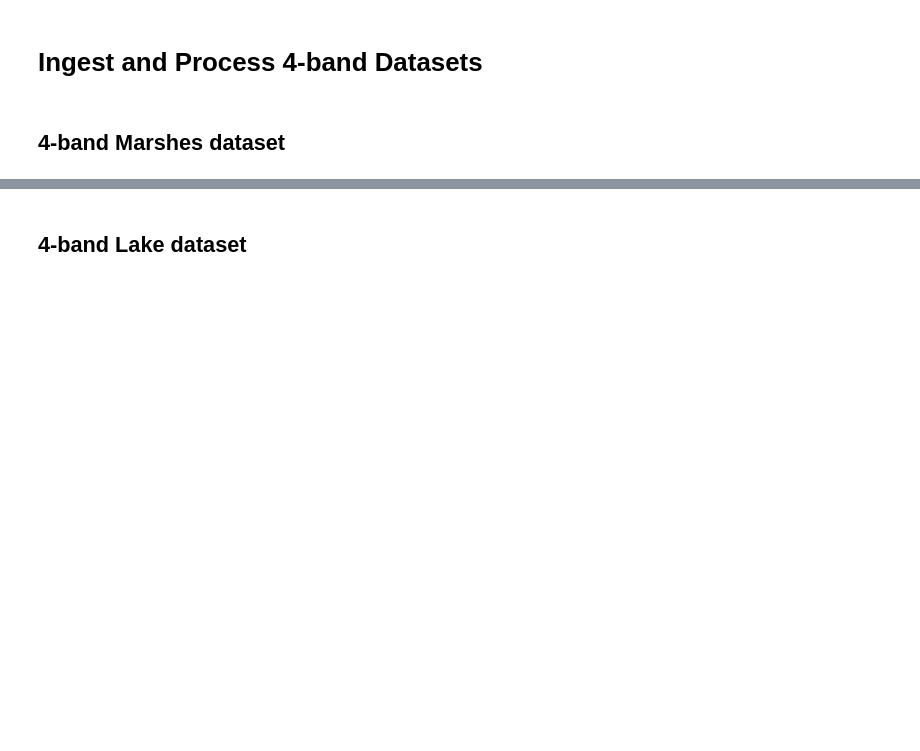
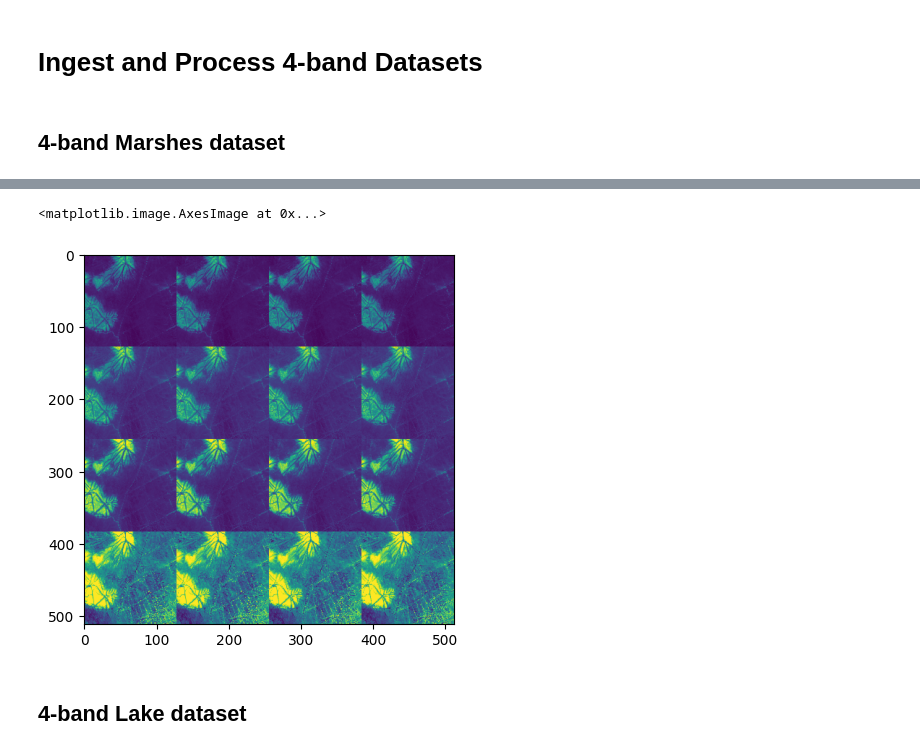
Before and after one commit to robotics-hana/COMP0173_T1_25, a Jupyter notebook: Experimentation_Lake_Marshes.ipynb, the cells around one changed output, grey strips where cells are left out. Drawn from its saved outputs; the diff is of its cells as text; code cells hidden in the pictures; blank space fills up the shorter version.

```diff
--- a/Experimentation_Lake_Marshes.ipynb
+++ b/Experimentation_Lake_Marshes.ipynb
@@ -100,7 +100,7 @@ if download:
     os.listdir("/content/")
 # %%
 fname = "central_marshes_2021_r004_c009.npy"
-base_dir = "/content/Iraq_Marshes_s2_water_seg"
+base_dir = "/content/Iraq_Marshes_s2_water_seg/"
 split = "training"
 # =========================
 # 2) LOAD ONE TILE
@@ -850,6 +870,9 @@ if "test_masks2" in globals():
 # %%
 # Plot example training image first band
-plt.imshow(training_images2[3].reshape(512,512,4)[:,:,0])
+plt.imshow(training_images2[4].reshape(512,512,4)[:,:,0])
+# %% [output]
+<matplotlib.image.AxesImage at 0x...>
+[figure, added]
 # %%
 # Create TensorFlow datasets for training and validation sets
 train_df_4band_marshes = tf.data.Dataset.from_tensor_slices((training_images2[0:250], training_masks2[0:250]))
```
Also changed, not shown: parts of 26 cells of this notebook.
